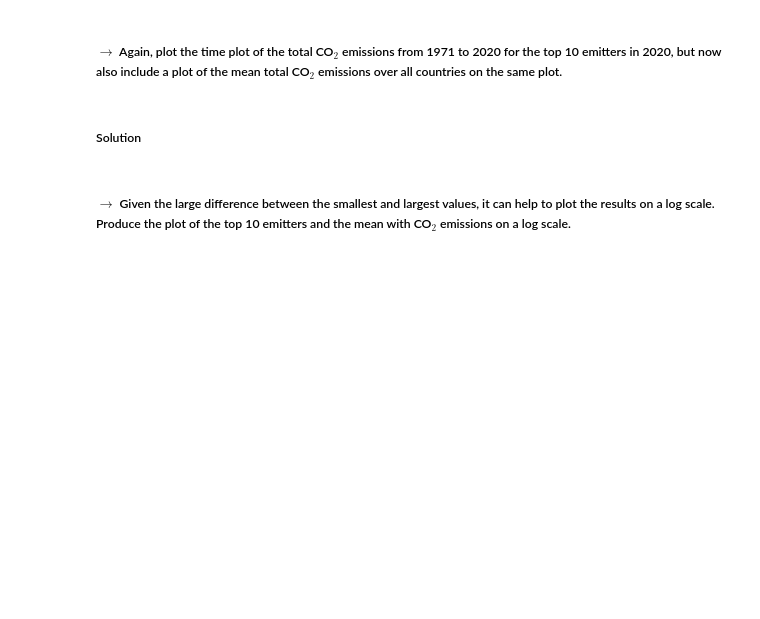
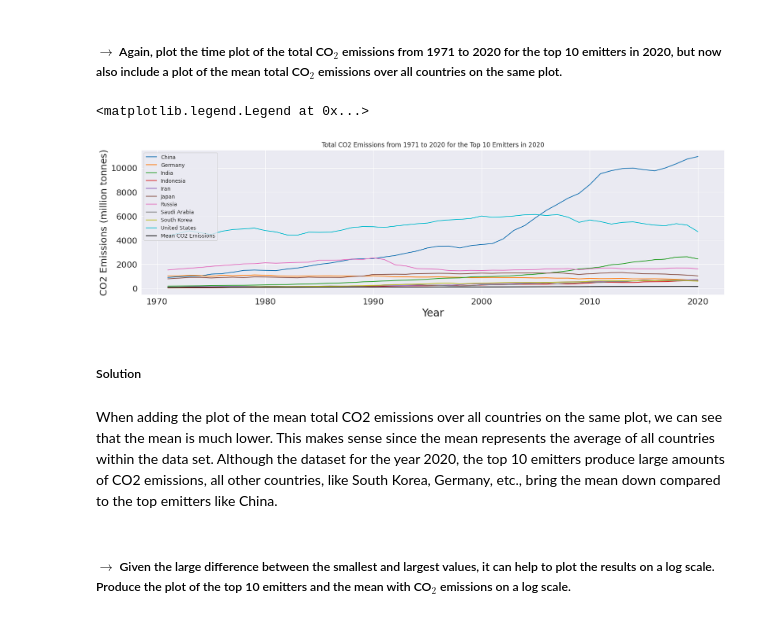
Before and after one commit to hnguyen199/HNCO2Emissions, a Jupyter notebook: Harold_Nguyen_MATH_2315_Lab_1.ipynb, the cells around one changed output. Drawn from its saved outputs; the diff is of its cells as text; code cells hidden in the pictures; blank space fills up the shorter version.

```diff
--- a/Harold_Nguyen_MATH_2315_Lab_1.ipynb
+++ b/Harold_Nguyen_MATH_2315_Lab_1.ipynb
@@ -154,6 +313,26 @@ df.nlargest('population')
 # %% [markdown]
 ##### $\rightarrow$ Again, plot the time plot of the total CO$_2$ emissions from 1971 to 2020 for the top 10 emitters in 2020, but now also include a plot of the mean total CO$_2$ emissions over all countries on the same plot.
+# %%
+#First calculating the mean CO2 emissions over all countries for each year
+mean_co2 = df.groupby('year').agg({'co2': 'mean'}).reset_index()
+
+#Plotting the time plot
+plt.figure(figsize=(20,5))
+sns.lineplot(data=df_filtered, x='year', y='co2', hue='country')
+sns.lineplot(data=mean_co2, x='year', y='co2', color='black', label='Mean CO2 Emissions')
+
+# Labeling the x, y axis and title
+plt.xlabel('Year', fontsize = 20)
+plt.ylabel('CO2 Emissions (million tonnes)', fontsize = 18)
+plt.title('Total CO2 Emissions from 1971 to 2020 for the Top 10 Emitters in 2020')
+plt.tick_params(labelsize = 16)
+plt.legend()
+# %% [output]
+<matplotlib.legend.Legend at 0x...>
+[figure, added]
 # %% [markdown]
 ##### Solution
+# %% [markdown]
+When adding the plot of the mean total CO2 emissions over all countries on the same plot, we can see that the mean is much lower. This makes sense since the mean represents the average of all countries within the data set. Although the dataset for the year 2020, the top 10 emitters produce large amounts of CO2 emissions, all other countries, like South Korea, Germany, etc., bring the mean down compared to the top emitters like China.
 # %% [markdown]
 ##### $\rightarrow$ Given the large difference between the smallest and largest values, it can help to plot the results on a log scale. Produce the plot of the top 10 emitters and the mean with CO$_2$ emissions on a log scale.
```
Also changed, not shown: parts of 37 cells of this notebook.
